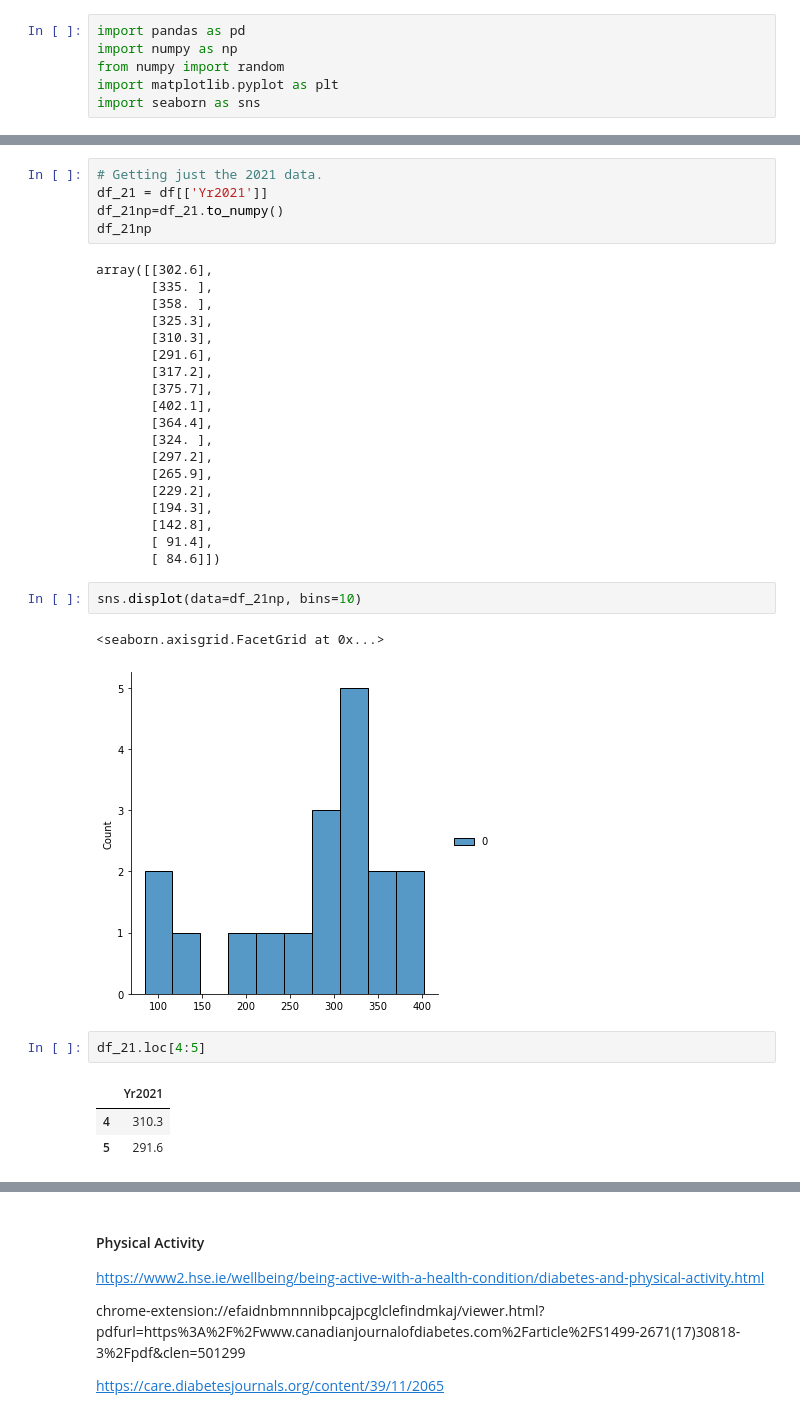
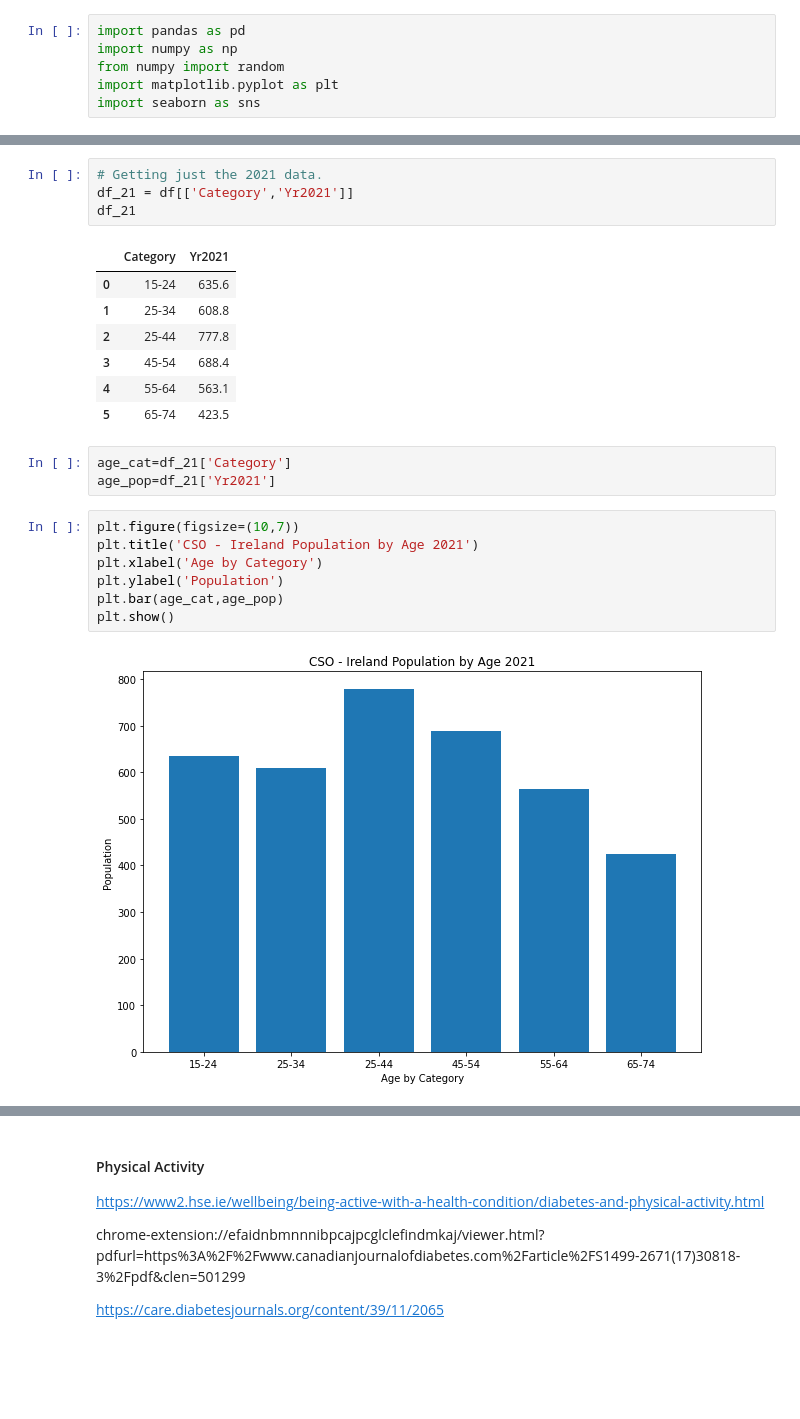
Before and after one commit to donneger/PFDA_Project_2021, a Jupyter notebook: PFDA_Project_2021.ipynb, the cells around one changed output, grey strips where cells are left out. Saved outputs shown, nothing was run; the diff lists cells and outputs as text; blank space fills up the shorter version.

Commit message:
Have the variables defined, working on code to integrate to population data

```diff
--- a/PFDA_Project_2021.ipynb
+++ b/PFDA_Project_2021.ipynb
@@ -96,37 +87,26 @@ df
 # %%
 # Getting just the 2021 data.
-df_21 = df[['Yr2021']]
-df_21np=df_21.to_numpy()
-df_21np
+df_21 = df[['Category','Yr2021']]
+df_21
 # %% [output]
-array([[302.6],
-       [335. ],
-       [358. ],
-       [325.3],
-       [310.3],
-       [291.6],
-       [317.2],
-       [375.7],
-       [402.1],
-       [364.4],
-       [324. ],
-       [297.2],
-       [265.9],
-       [229.2],
-       [194.3],
-       [142.8],
-       [ 91.4],
-       [ 84.6]])
+|  | Category | Yr2021 |
+| 0 | 15-24 | 635.6 |
+| 1 | 25-34 | 608.8 |
+| 2 | 25-44 | 777.8 |
+| 3 | 45-54 | 688.4 |
+| 4 | 55-64 | 563.1 |
+| 5 | 65-74 | 423.5 |
+# %%
+age_cat=df_21['Category']
+age_pop=df_21['Yr2021']
 # %%
-sns.displot(data=df_21np, bins=10)
+plt.figure(figsize=(10,7))
+plt.title('CSO - Ireland Population by Age 2021')
+plt.xlabel('Age by Category')
+plt.ylabel('Population')
+plt.bar(age_cat,age_pop)
+plt.show()
 # %% [output]
-<seaborn.axisgrid.FacetGrid at 0x...>
-[figure, old version]
+[figure, new version]
-# %%
-df_21.loc[4:5]
-# %% [output]
-|  | Yr2021 |
-| 4 | 310.3 |
-| 5 | 291.6 |
 # %%
 random.seed(1)
```
Also changed, not shown: parts of 9 cells of this notebook.
